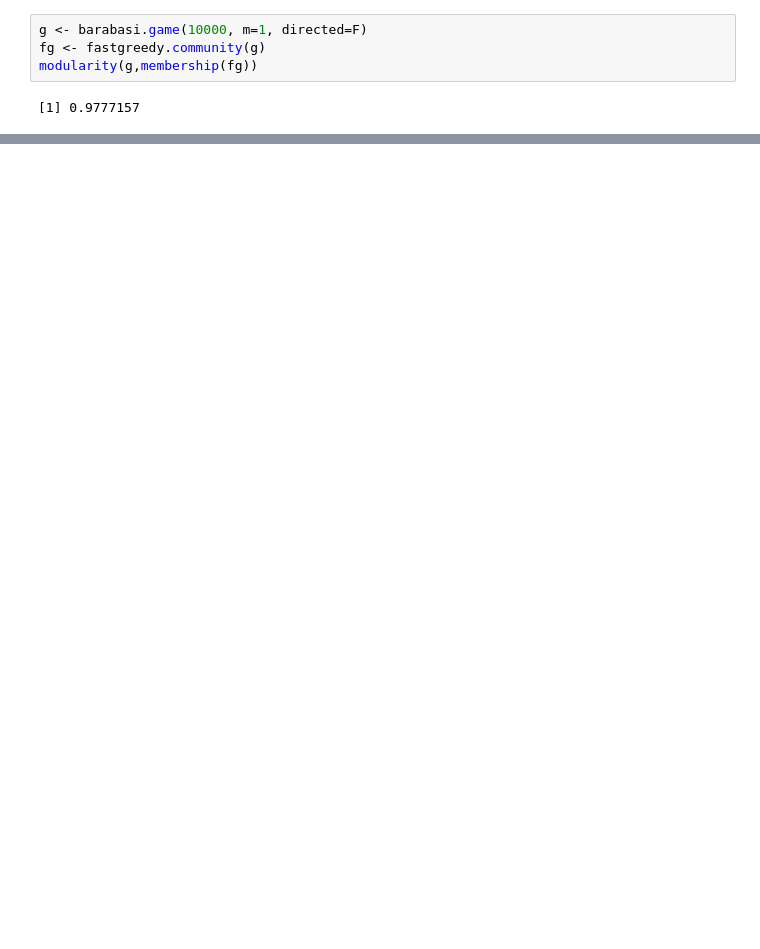
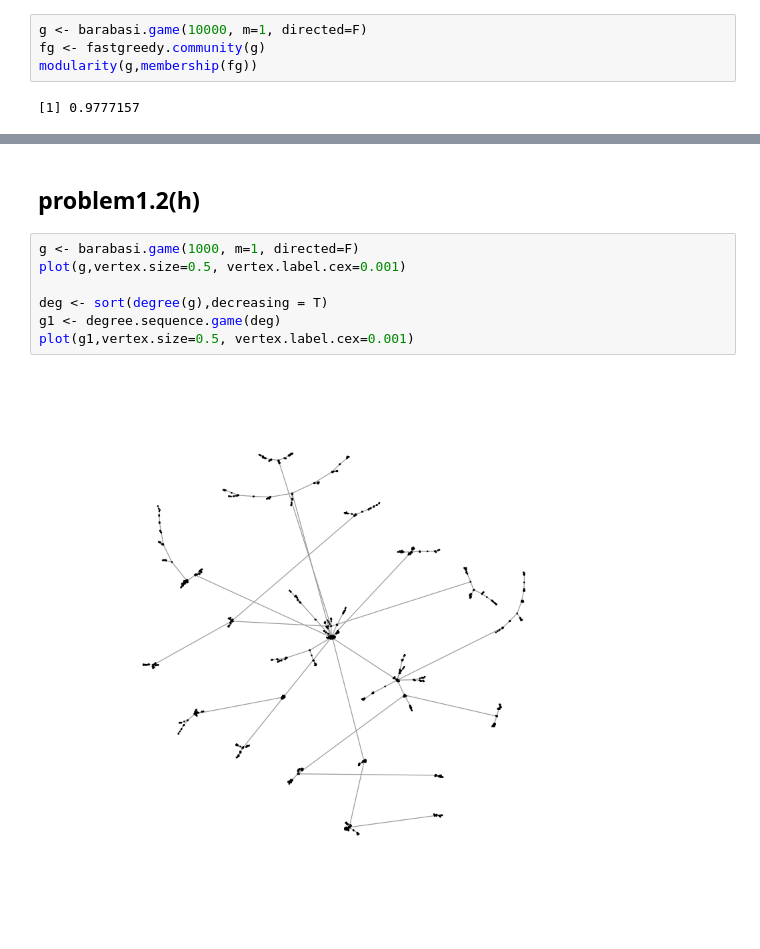
Before and after one commit to Jinxiatucla/232E, a Jupyter notebook: Project1/problem1.ipynb, the cells around one changed output, grey strips where cells are left out. Saved outputs shown, nothing was run; the diff lists cells and outputs as text; blank space fills up the shorter version.

```diff
--- a/Project1/problem1.ipynb
+++ b/Project1/problem1.ipynb
@@ -200,0 +275,12 @@ Warning message in xy.coords(x, y, xlabel, ylabel, log):
+# %% [markdown]
+problem1.2(h)
+---
+# %%
+g <- barabasi.game(1000, m=1, directed=F)
+plot(g,vertex.size=0.5, vertex.label.cex=0.001)
+
+deg <- sort(degree(g),decreasing = T)
+g1 <- degree.sequence.game(deg)
+plot(g1,vertex.size=0.5, vertex.label.cex=0.001)
+# %% [output]
+[figure, added]
```
Also changed, not shown: parts of 21 cells of this notebook.
